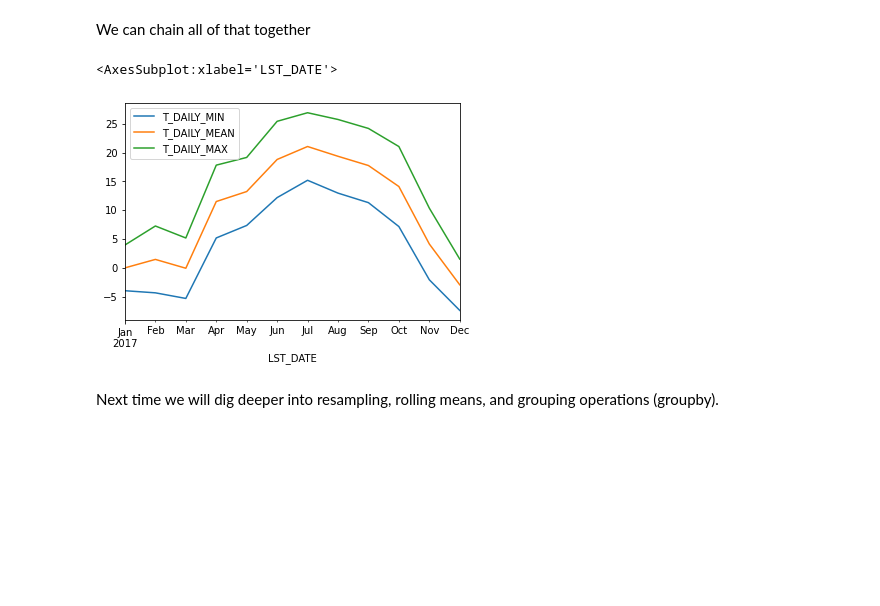
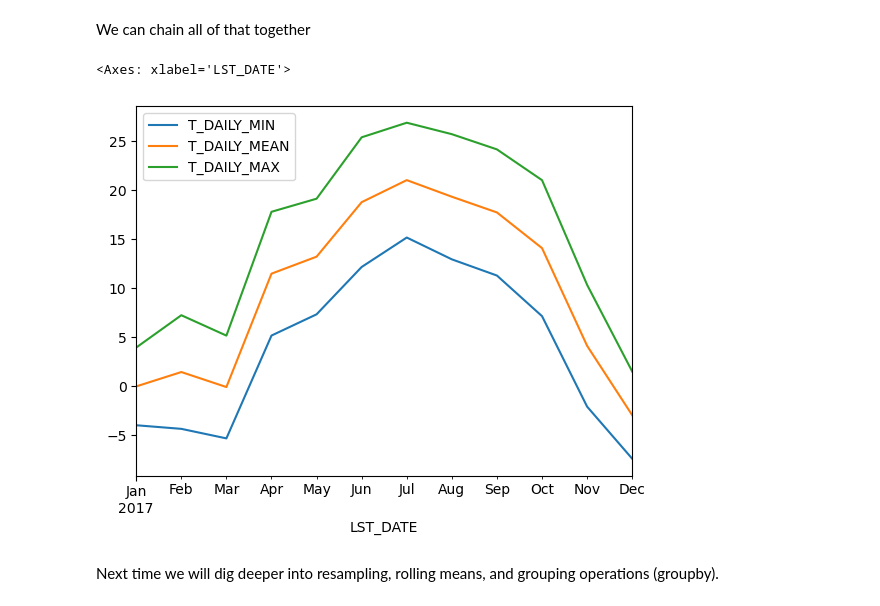
Before and after one commit to yutianwuldeo/GR6901, a Jupyter notebook: week7_basic_pandas.ipynb, the cells around one changed output. Drawn from its saved outputs; the diff is of its cells as text; code cells hidden in the pictures; blank space fills up the shorter version.

```diff
--- a/week7_basic_pandas.ipynb
+++ b/week7_basic_pandas.ipynb
@@ -429,6 +449,7 @@ To read it into pandas, we will use the [read_csv](https://pandas.pydata.org/pan
 
 With no options, this is what we get.
 # %%
+datafile = '/home/jovyan/.cache/noaa-data/data.txt'
 df = pd.read_csv(datafile)
 df.head()
 # %% [output]
@@ -685,10 +706,10 @@ rs_obj.mean()
 # %% [markdown]
 We can chain all of that together
 # %%
-df_mm = df.resample('MS').mean()
+df_mm = df.resample('MS').mean(numeric_only=True)
 df_mm[['T_DAILY_MIN', 'T_DAILY_MEAN', 'T_DAILY_MAX']].plot()
 # %% [output]
-<AxesSubplot:xlabel='LST_DATE'>
+<Axes: xlabel='LST_DATE'>
-[figure, old version]
+[figure, new version]
 # %% [markdown]
 Next time we will dig deeper into resampling, rolling means, and grouping operations (groupby).
```
Also changed, not shown: parts of 10 cells of this notebook.
